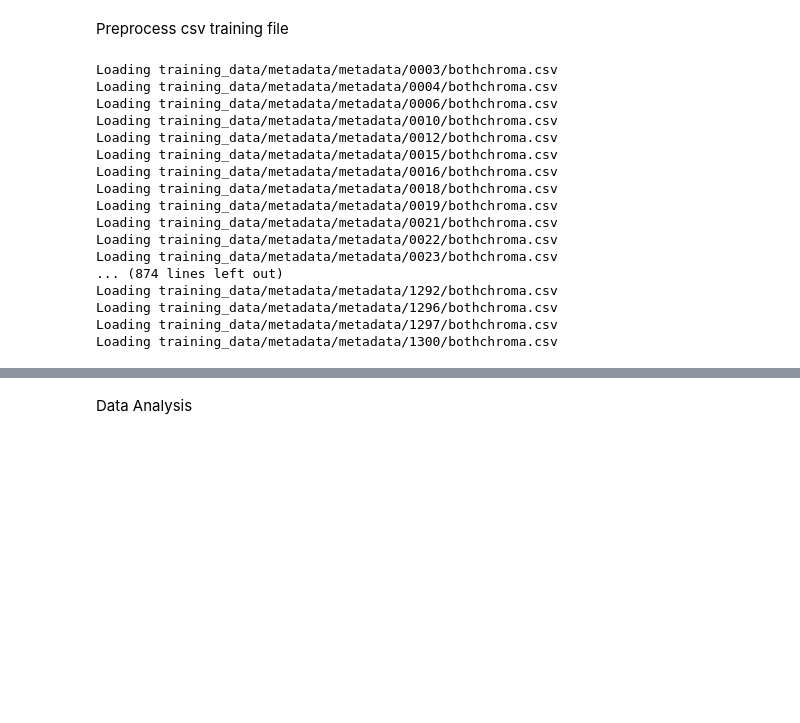
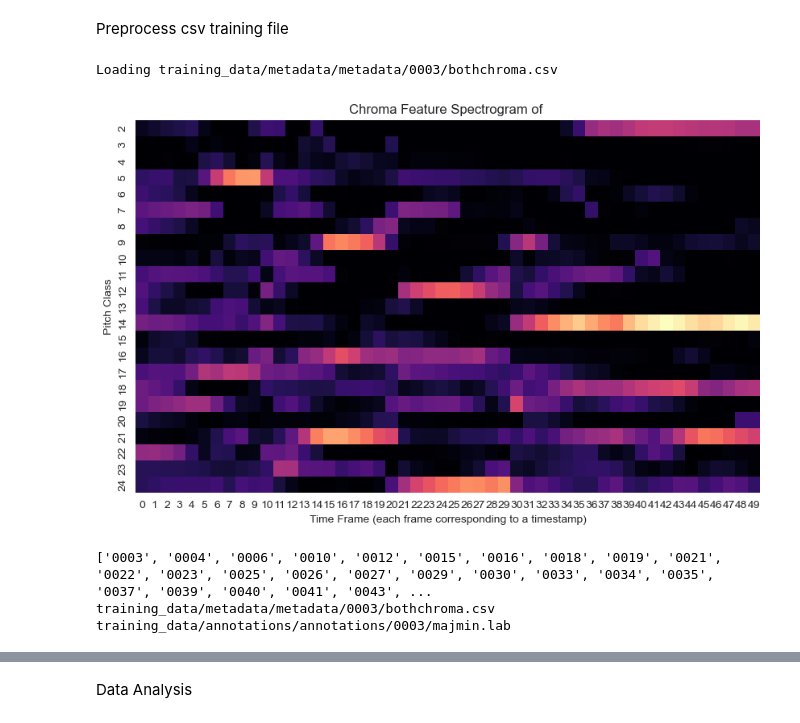
Before and after one commit to Allyn-Bao/Music-Transcription, a Jupyter notebook: data_preprocessing.ipynb, the cells around one changed output, grey strips where cells are left out. Saved outputs shown, nothing was run; the diff lists cells and outputs as text; code cells hidden in the pictures; blank space fills up the shorter version.

```diff
--- a/data_preprocessing.ipynb
+++ b/data_preprocessing.ipynb
@@ -6,3 +6,7 @@ import seaborn as sns
 import matplotlib.pyplot as plt
 # %% [markdown]
 Preprocess csv training file
+# %%
+def get_list_of_data_file_name(csv_base_path):
+    names = list(sorted([os.path.basename(f) for f in os.listdir(csv_base_path) if f.isdigit()]))
+    return names
@@ -43,6 +82,8 @@ def load_and_concatenate_chroma_files(csv_base_path, lab_base_path):
                                 # print(f"chord {chord} assigned to row {cur_row_chroma}")
                                 cur_row_chroma += 1
             all_dfs.append(df)  # Append the dataframe to the list
+            plot_spectrogram(df.iloc[:50, 1:-1], "")
+            break
         else:
             print(f"File {csv_path} does not exist!")
 
@@ -53,34 +94,24 @@ def load_and_concatenate_chroma_files(csv_base_path, lab_base_path):
 # %%
 # Path to the base directory containing numbered folders
 csv_base_dir = os.path.join('training_data', 'metadata', 'metadata')
 lab_base_dir = os.path.join('training_data', 'annotations', 'annotations')
 
 # Load and concatenate all chroma CSV files
 big_dataframe = load_and_concatenate_chroma_files(csv_base_dir, lab_base_dir)
 
 # drop file name column
 big_dataframe.drop(big_dataframe.columns[[0]], axis=1, inplace=True)
 
 # drop extra features
 big_dataframe.drop(big_dataframe.columns[13:25], axis=1, inplace=True)
+
+# list of all of the index datafile folder name
+data_file_names = get_list_of_data_file_name(csv_base_dir)
 # %% [output]
 Loading training_data/metadata/metadata/0003/bothchroma.csv
-Loading training_data/metadata/metadata/0004/bothchroma.csv
-Loading training_data/metadata/metadata/0006/bothchroma.csv
-Loading training_data/metadata/metadata/0010/bothchroma.csv
-Loading training_data/metadata/metadata/0012/bothchroma.csv
-Loading training_data/metadata/metadata/0015/bothchroma.csv
-Loading training_data/metadata/metadata/0016/bothchroma.csv
-Loading training_data/metadata/metadata/0018/bothchroma.csv
-Loading training_data/metadata/metadata/0019/bothchroma.csv
-Loading training_data/metadata/metadata/0021/bothchroma.csv
-Loading training_data/metadata/metadata/0022/bothchroma.csv
-Loading training_data/metadata/metadata/0023/bothchroma.csv
-... (874 lines left out)
-Loading training_data/metadata/metadata/1292/bothchroma.csv
-Loading training_data/metadata/metadata/1296/bothchroma.csv
-Loading training_data/metadata/metadata/1297/bothchroma.csv
-Loading training_data/metadata/metadata/1300/bothchroma.csv
+[figure, added]
+['0003', '0004', '0006', '0010', '0012', '0015', '0016', '0018', '0019', '0021', '0022', '0023', '0025', '0026', '0027', '0029', '0030', '0033', '0034', '0035', '0037', '0039', '0040', '0041', '0043', ...
+training_data/metadata/metadata/0003/bothchroma.csv training_data/annotations/annotations/0003/majmin.lab
 # %%
 big_dataframe.head(50)
 # %% [output]
```
Also changed, not shown: parts of 6 cells of this notebook.
